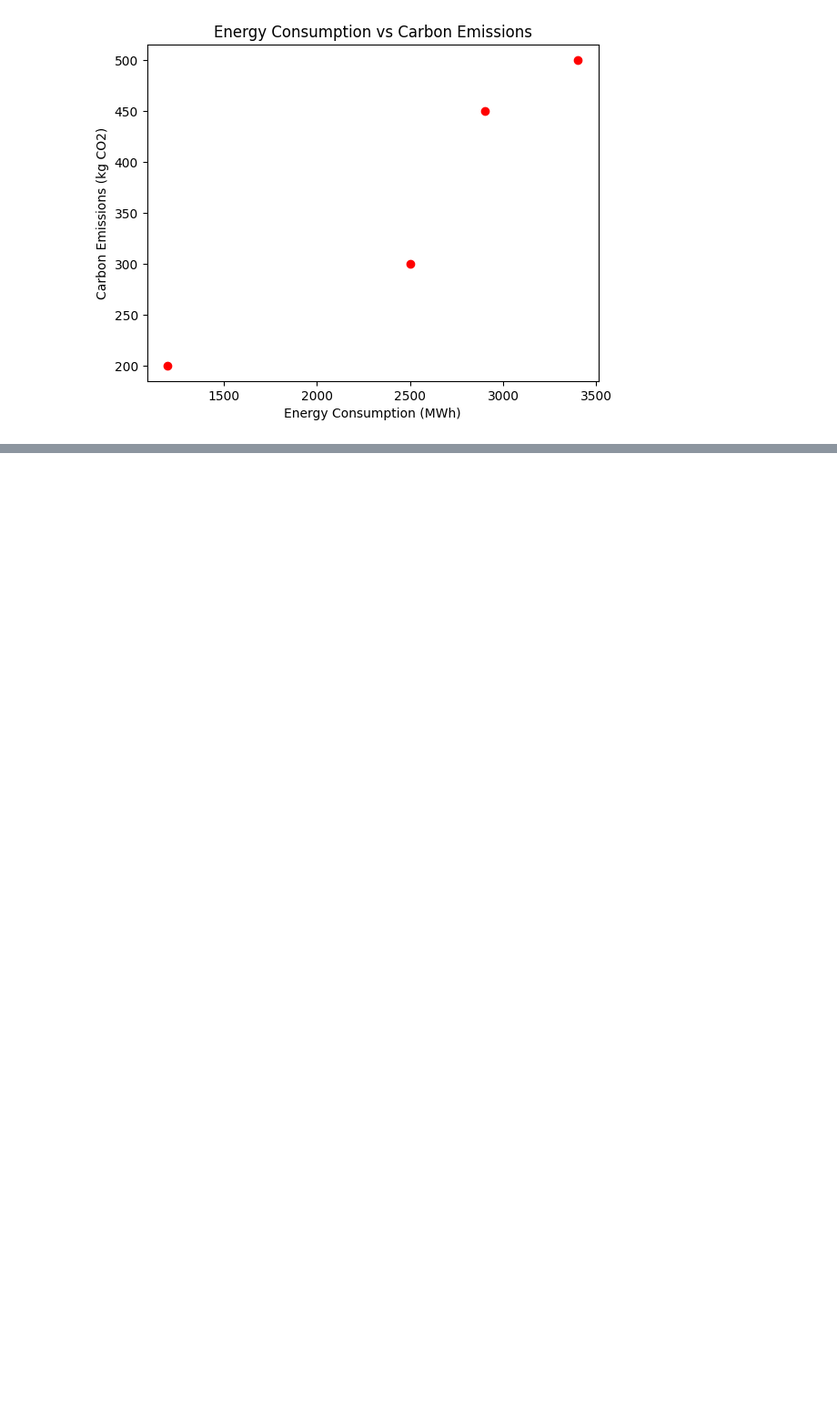
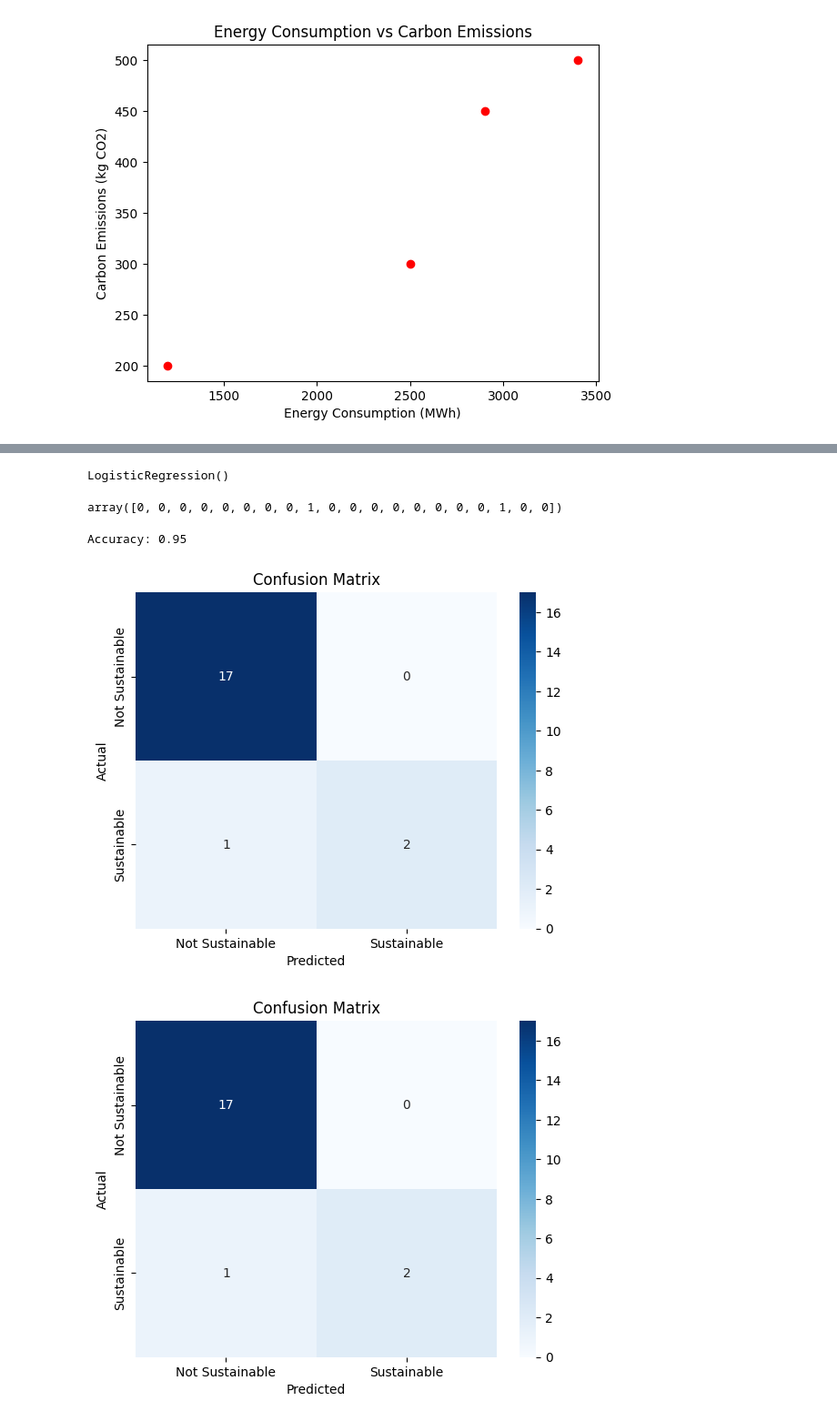
Before and after one commit to DevanshuSawarkar/Advanced_Green_and_AI_Skills_Workshop, a Jupyter notebook: 1_basics_of_python.ipynb, the cells around one changed output, grey strips where cells are left out. Shown at 91% size. Cells and saved outputs as stored; diff of their text form; code cells hidden in the pictures; blank space fills up the shorter version.

```diff
--- a/1_basics_of_python.ipynb
+++ b/1_basics_of_python.ipynb
@@ -1068,0 +1239,44 @@ plt.show()
+# %%
+# Example feature selection
+X = data[['carbon_emissions', 'energy_output', 'renewability_index', 'cost_efficiency']]
+y = data['sustainability']  # Target variable
+# %%
+X_train, X_test, y_train, y_test = train_test_split(X, y, test_size=0.2, random_state=42)
+# %%
+model = LogisticRegression()
+model.fit(X_train, y_train)
+# %% [output]
+LogisticRegression()
+# %%
+y_pred = model.predict(X_test)
+# %%
+y_pred
+# %% [output]
+array([0, 0, 0, 0, 0, 0, 0, 0, 1, 0, 0, 0, 0, 0, 0, 0, 0, 1, 0, 0])
+# %%
+# Accuracy Score
+accuracy = accuracy_score(y_test, y_pred)
+print("Accuracy:", accuracy)
+# %% [output]
+Accuracy: 0.95
+# %%
+# Confusion Matrix
+conf_matrix = confusion_matrix(y_test, y_pred)
+sns.heatmap(conf_matrix, annot=True, fmt='d', cmap='Blues',
+            xticklabels=['Not Sustainable', 'Sustainable'],
+            yticklabels=['Not Sustainable', 'Sustainable'])
+plt.xlabel('Predicted')
+plt.ylabel('Actual')
+plt.title('Confusion Matrix')
+plt.show()# Confusion Matrix
+conf_matrix = confusion_matrix(y_test, y_pred)
+sns.heatmap(conf_matrix, annot=True, fmt='d', cmap='Blues',
+            xticklabels=['Not Sustainable', 'Sustainable'],
+            yticklabels=['Not Sustainable', 'Sustainable'])
+plt.xlabel('Predicted')
+plt.ylabel('Actual')
+plt.title('Confusion Matrix')
+plt.show()
+# %% [output]
+[figure, added]
+[figure, added]
```
Also changed, not shown: parts of 49 cells of this notebook, 3 other files.
